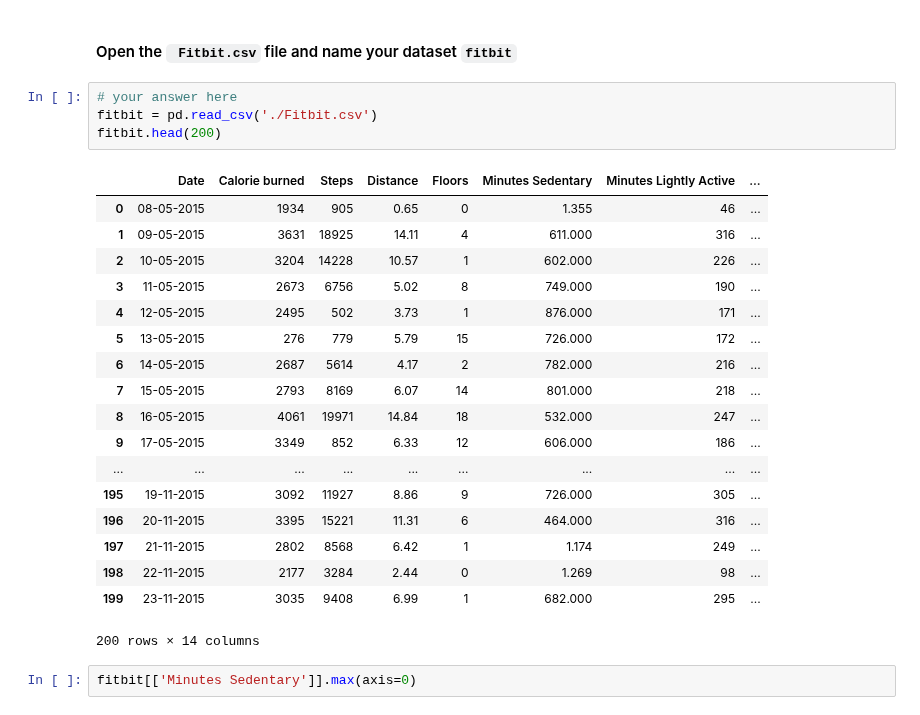
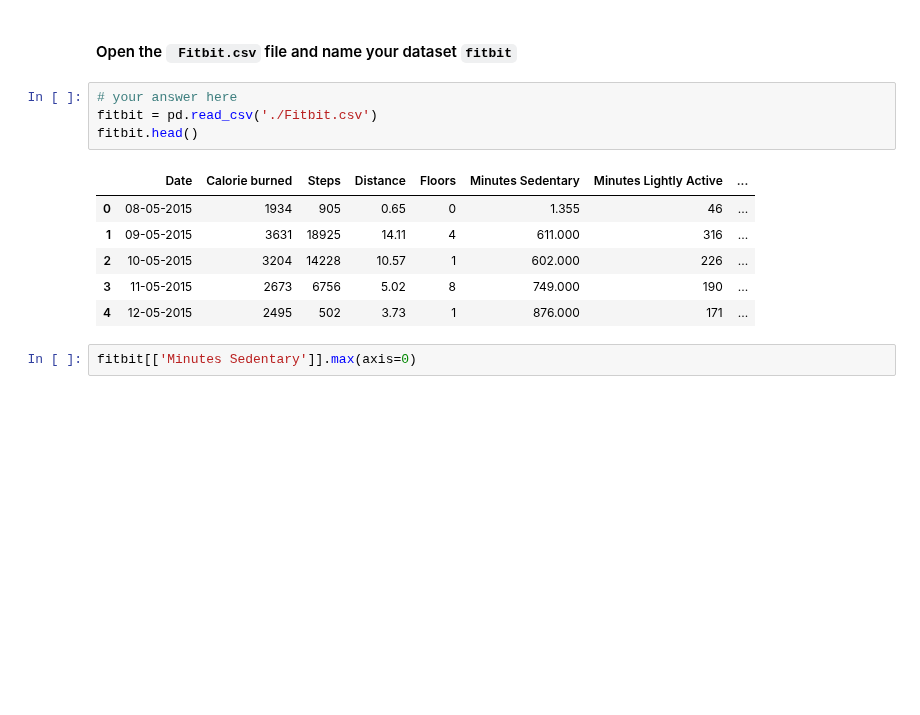
Before and after one commit to davidlafuentem/data-labs, a Jupyter notebook: module-2/lab-pivot-table-and-correlation/your_code/main.ipynb, the cells around one changed output. Cells and saved outputs as stored; diff of their text form; blank space fills up the shorter version.

```diff
--- a/module-2/lab-pivot-table-and-correlation/your_code/main.ipynb
+++ b/module-2/lab-pivot-table-and-correlation/your_code/main.ipynb
@@ -199,26 +202,14 @@ dtype: float64
 # %%
 # your answer here
 fitbit = pd.read_csv('./Fitbit.csv')
-fitbit.head(200)
+fitbit.head()
 # %% [output]
 |  | Date | Calorie burned | Steps | Distance | Floors | Minutes Sedentary | Minutes Lightly Active | ... |
 | 0 | 08-05-2015 | 1934 | 905 | 0.65 | 0 | 1.355 | 46 | ... |
 | 1 | 09-05-2015 | 3631 | 18925 | 14.11 | 4 | 611.000 | 316 | ... |
 | 2 | 10-05-2015 | 3204 | 14228 | 10.57 | 1 | 602.000 | 226 | ... |
 | 3 | 11-05-2015 | 2673 | 6756 | 5.02 | 8 | 749.000 | 190 | ... |
 | 4 | 12-05-2015 | 2495 | 502 | 3.73 | 1 | 876.000 | 171 | ... |
-| 5 | 13-05-2015 | 276 | 779 | 5.79 | 15 | 726.000 | 172 | ... |
-| 6 | 14-05-2015 | 2687 | 5614 | 4.17 | 2 | 782.000 | 216 | ... |
-| 7 | 15-05-2015 | 2793 | 8169 | 6.07 | 14 | 801.000 | 218 | ... |
-| 8 | 16-05-2015 | 4061 | 19971 | 14.84 | 18 | 532.000 | 247 | ... |
-| 9 | 17-05-2015 | 3349 | 852 | 6.33 | 12 | 606.000 | 186 | ... |
-| ... | ... | ... | ... | ... | ... | ... | ... | ... |
-| 195 | 19-11-2015 | 3092 | 11927 | 8.86 | 9 | 726.000 | 305 | ... |
-| 196 | 20-11-2015 | 3395 | 15221 | 11.31 | 6 | 464.000 | 316 | ... |
-| 197 | 21-11-2015 | 2802 | 8568 | 6.42 | 1 | 1.174 | 249 | ... |
-| 198 | 22-11-2015 | 2177 | 3284 | 2.44 | 0 | 1.269 | 98 | ... |
-| 199 | 23-11-2015 | 3035 | 9408 | 6.99 | 1 | 682.000 | 295 | ... |
-200 rows × 14 columns
 # %%
 fitbit[['Minutes Sedentary']].max(axis=0)
 # %% [output]
```
Also changed, not shown: parts of 35 cells of this notebook.
